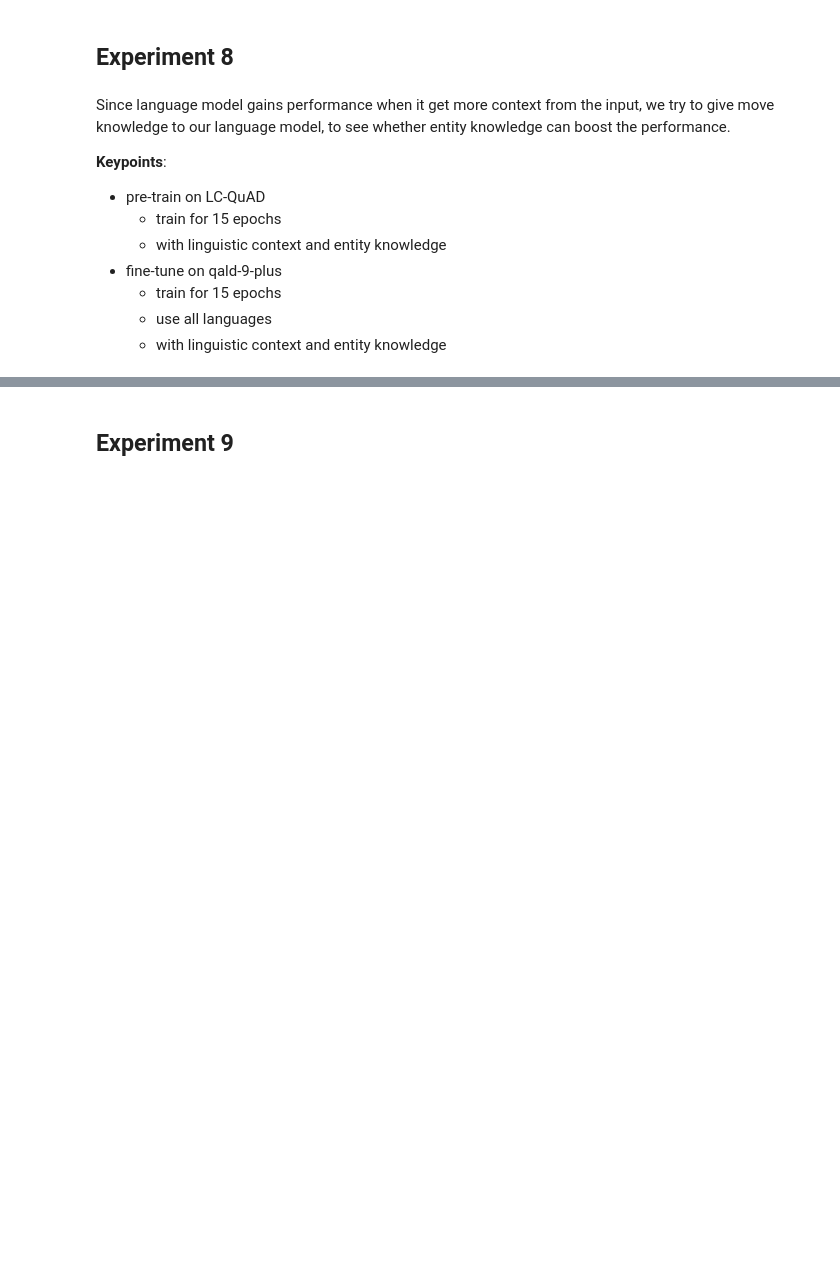
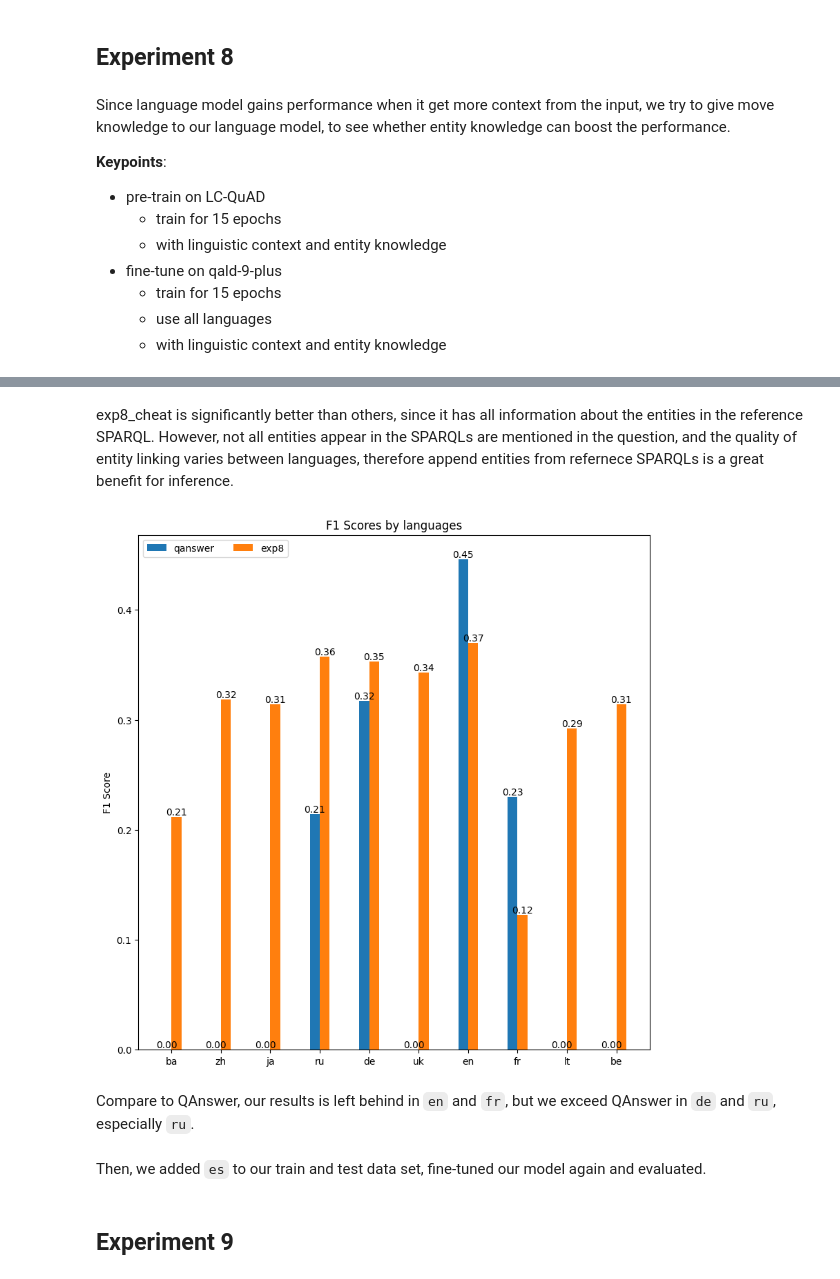
Before and after one commit to dice-group/MST5, a Jupyter notebook: notebooks/eval_results.ipynb, the cells around one changed output, grey strips where cells are left out. Cells and saved outputs as stored; diff of their text form; code cells hidden in the pictures; blank space fills up the shorter version.

```diff
--- a/notebooks/eval_results.ipynb
+++ b/notebooks/eval_results.ipynb
@@ -923,3 +929,16 @@ plot({
+# %% [markdown]
+exp8_cheat is significantly better than others, since it has all information about the entities in the reference SPARQL. However, not all entities appear in the SPARQLs are mentioned in the question, and the quality of entity linking varies between languages, therefore append entities from refernece SPARQLs is a great benefit for inference.
+# %%
+plot({
+    "qanswer": qanswer,
+    "exp8": exp8,
+}, x_distance=2)
+# %% [output]
+[figure, added]
+# %% [markdown]
+Compare to QAnswer, our results is left behind in `en` and `fr`, but we exceed QAnswer in `de` and `ru`, especially `ru`.
+# %% [markdown]
+Then, we added `es` to our train and test data set, fine-tuned our model again and evaluated.
 # %% [markdown]
 ## Experiment 9
 # %% [markdown]
```
Also changed, not shown: parts of 19 cells of this notebook.
